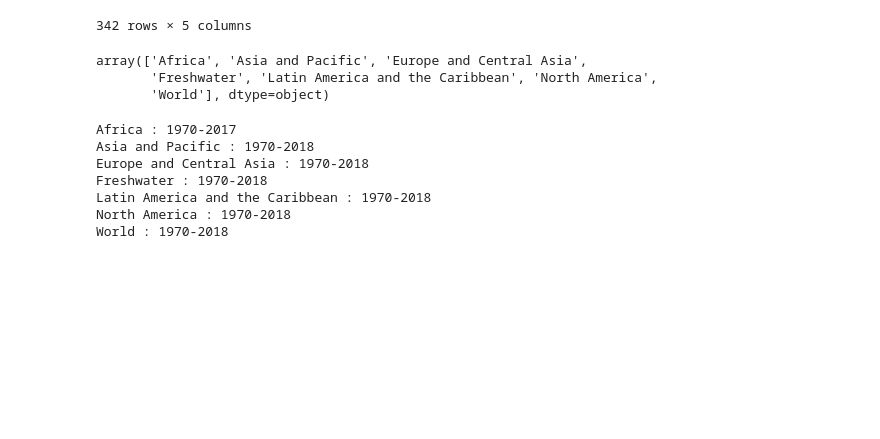
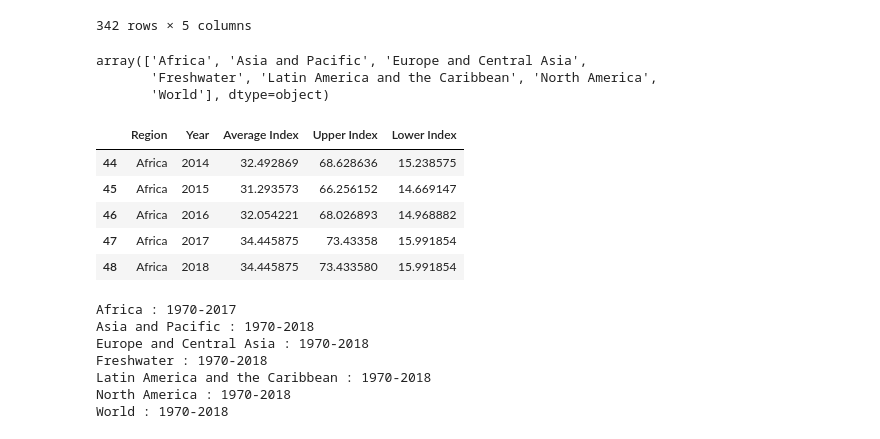
Before and after one commit to kabfare/biodiversity_decline, a Jupyter notebook: living_planet.ipynb, the cells around one changed output. Cells and saved outputs as stored; diff of their text form; code cells hidden in the pictures; blank space fills up the shorter version.

```diff
--- a/living_planet.ipynb
+++ b/living_planet.ipynb
@@ -40,6 +40,15 @@ def save_groupby(df, group_col):
 africa, asia, euro, fresh, latin, nam, world=save_groupby(df, 'Region')
 # %%
 grouped=df.groupby('Region')
+# %%
+africa.tail()
+# %% [output]
+|  | Region | Year | Average Index | Upper Index | Lower Index |
+| 44 | Africa | 2014 | 32.492869 | 68.628636 | 15.238575 |
+| 45 | Africa | 2015 | 31.293573 | 66.256152 | 14.669147 |
+| 46 | Africa | 2016 | 32.054221 | 68.026893 | 14.968882 |
+| 47 | Africa | 2017 | 34.445875 | 73.43358 | 15.991854 |
+| 48 | Africa | 2018 | 34.445875 | 73.433580 | 15.991854 |
 # %%
 for name, group_df in grouped:
     min_year=group_df['Year'].min()
```
Also changed, not shown: parts of 1 cell of this notebook.
